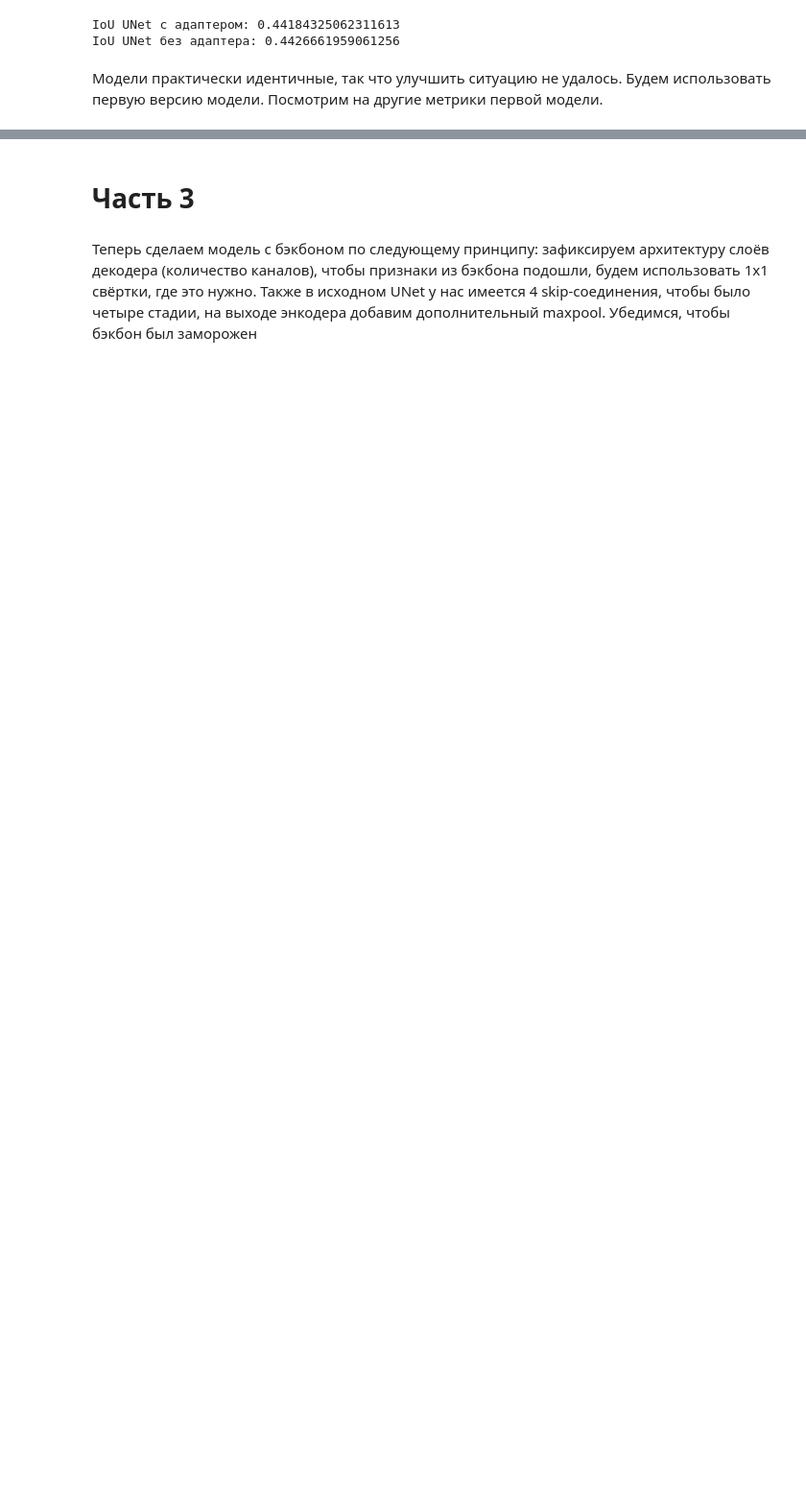
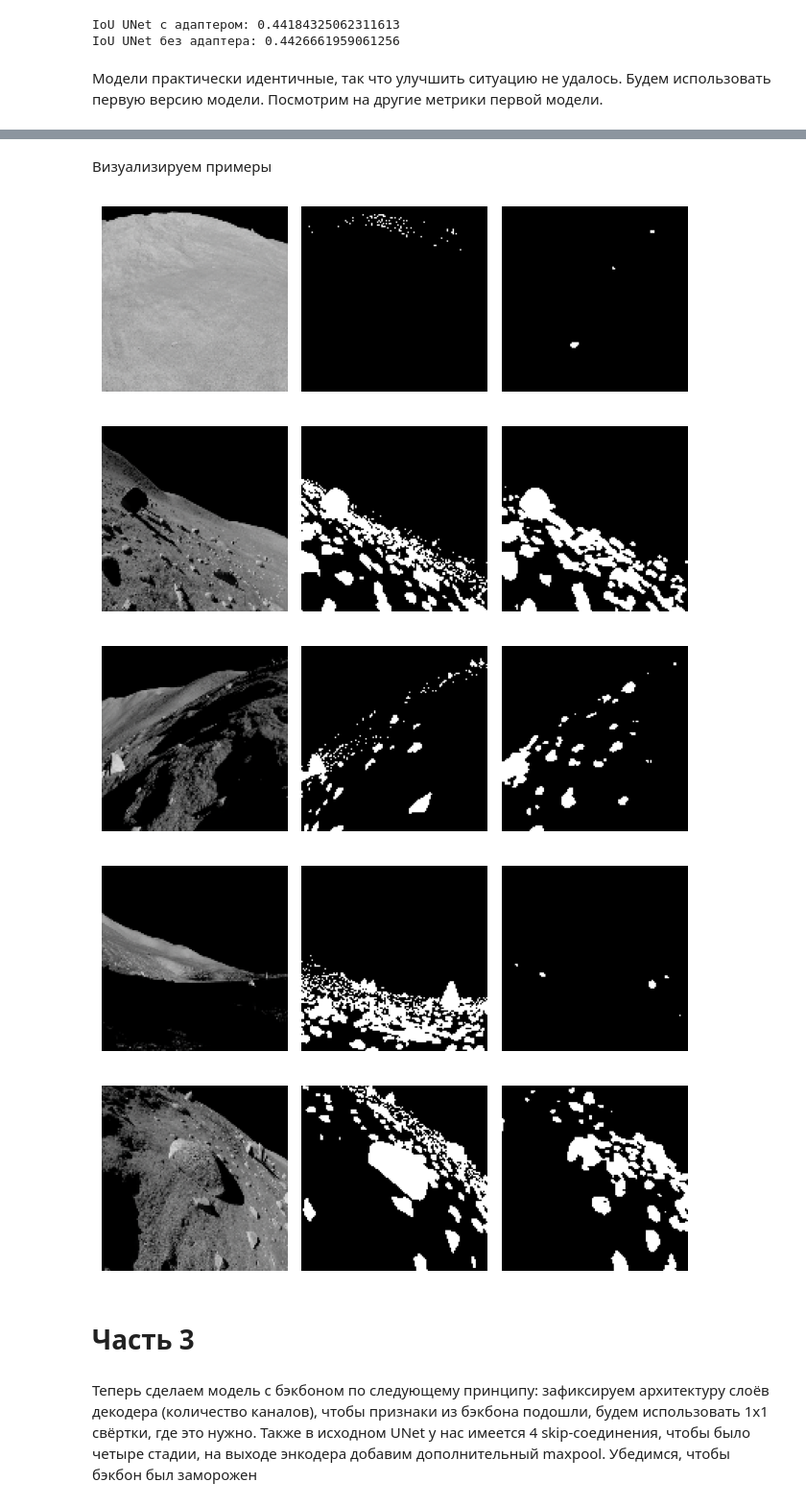
Before and after one commit to EHAT32/cv-masters-2025-fall, a Jupyter notebook: hw3.ipynb, the cells around one changed output, grey strips where cells are left out. Shown at 96% size. Saved outputs shown, nothing was run; the diff lists cells and outputs as text; code cells hidden in the pictures; blank space fills up the shorter version.

Commit message:
trained model + method for visualization

```diff
--- a/hw3.ipynb
+++ b/hw3.ipynb
@@ -1432,3 +1433,51 @@ visualize_metrics(results_unet)
+# %% [markdown]
+Визуализируем примеры
+# %%
+def show_examples(model):
+    val_transform_show = A.Compose([
+        A.Resize(128, 128),
+        ToTensorV2(),
+    ])
+    val_data_show = Subset(MoonDataset(root,device, val_transform_show), val_indices)
+    val_data_loader_show = DataLoader(val_data_show,batch_size=5, shuffle=False)
+    val_data_loader_ = DataLoader(val_data, batch_size=5, shuffle=False)
+
+    model.eval()
+
+    img_show, _ = next(iter(val_data_loader_show))
+    img_inf, gt = next(iter(val_data_loader_))
+    _, probs = model(img_inf)
+    probs = probs.cpu().detach().numpy()
+    preds = (probs > 0.5).astype(int)
+    img_show = img_show.cpu().detach().numpy()
+    gt = gt.cpu().detach().numpy()
+    for i in range(5):
+        img = img_show[i]
+        img = np.transpose(img, (1, 2, 0))
+
+        plt.figure()
+        plt.subplot(1, 3, 1)
+        plt.imshow(img)
+        plt.axis('off')
+        plt.tight_layout()
+        plt.subplot(1, 3, 2)
+        plt.imshow(gt[i], cmap='gray')
+        plt.axis('off')
+        plt.tight_layout()
+        plt.subplot(1, 3, 3)
+        plt.imshow(preds[i], cmap='gray')
+        plt.axis('off')
+        plt.tight_layout()
+# %%
+best_unet = results_unet['best_model']
+
+show_examples(best_unet)
+# %% [output]
+[figure, added]
+[figure, added]
+[figure, added]
+[figure, added]
+[figure, added]
 # %% [markdown]
 # Часть 3
 # %% [markdown]
```
Also changed, not shown: parts of 6 cells of this notebook.
